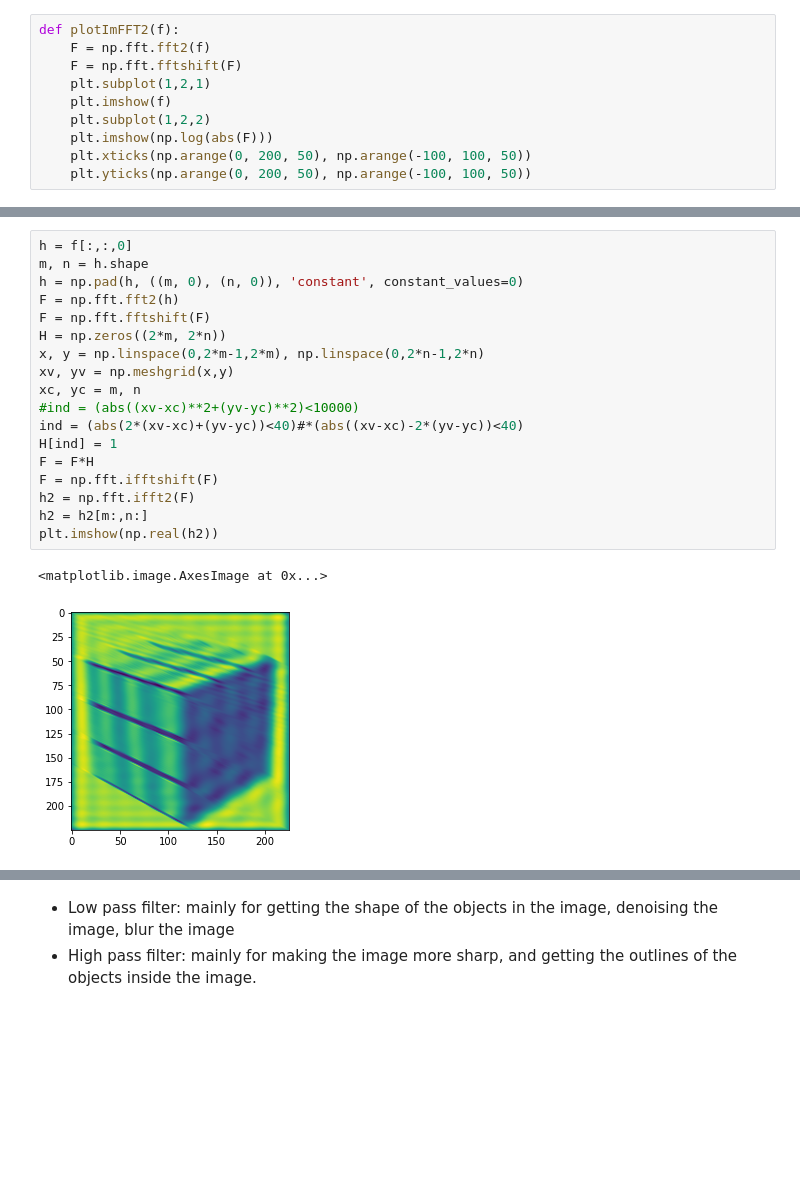
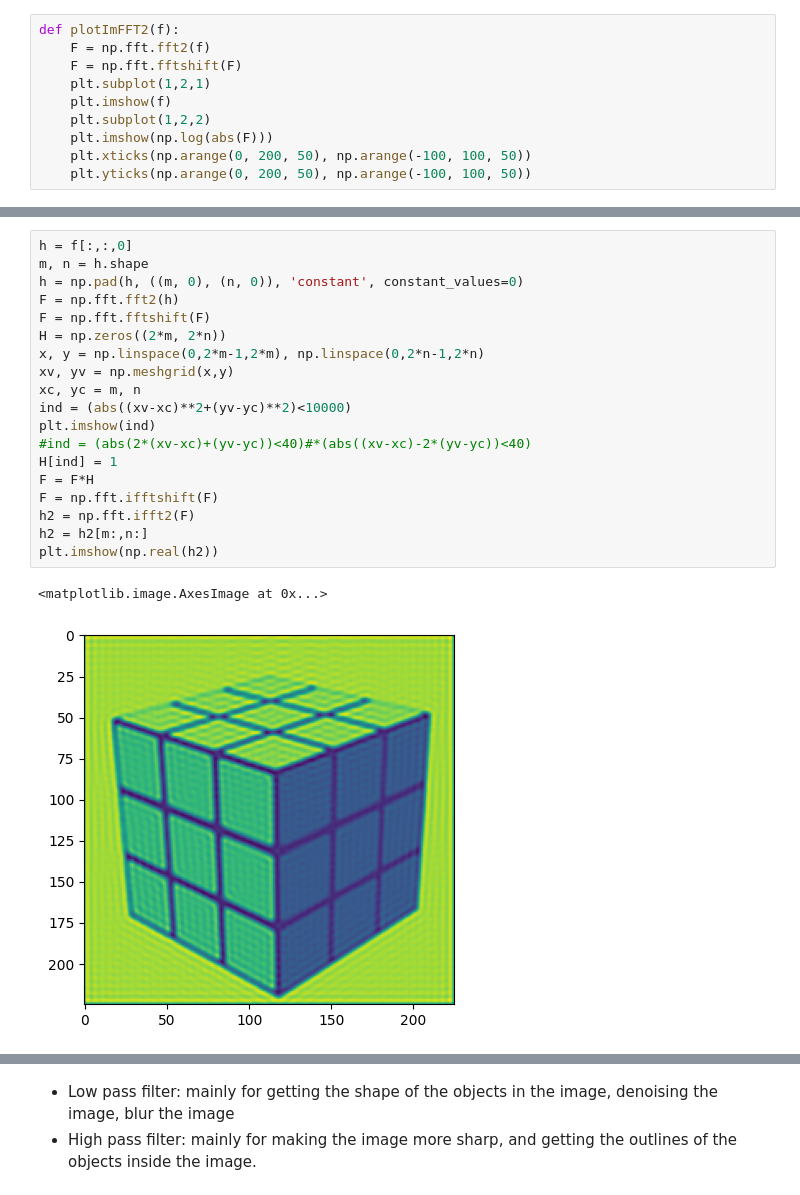
Before and after one commit to huiprobable/MATH473F22CSULB, a Jupyter notebook: Lectures/Lec12_FFTConvolution.ipynb, the cells around one changed output, grey strips where cells are left out. Drawn from its saved outputs; the diff is of its cells as text; blank space fills up the shorter version.

```diff
--- a/Lectures/Lec12_FFTConvolution.ipynb
+++ b/Lectures/Lec12_FFTConvolution.ipynb
@@ -67,21 +67,22 @@ plotImFFT2(f[:,:,0])
 # %%
 h = f[:,:,0]
 m, n = h.shape
 h = np.pad(h, ((m, 0), (n, 0)), 'constant', constant_values=0)
 F = np.fft.fft2(h)
 F = np.fft.fftshift(F)
 H = np.zeros((2*m, 2*n))
 x, y = np.linspace(0,2*m-1,2*m), np.linspace(0,2*n-1,2*n)
 xv, yv = np.meshgrid(x,y)
 xc, yc = m, n
-#ind = (abs((xv-xc)**2+(yv-yc)**2)<10000)
-ind = (abs(2*(xv-xc)+(yv-yc))<40)#*(abs((xv-xc)-2*(yv-yc))<40)
+ind = (abs((xv-xc)**2+(yv-yc)**2)<10000)
+plt.imshow(ind)
+#ind = (abs(2*(xv-xc)+(yv-yc))<40)#*(abs((xv-xc)-2*(yv-yc))<40)
 H[ind] = 1
 F = F*H
 F = np.fft.ifftshift(F)
 h2 = np.fft.ifft2(F)
 h2 = h2[m:,n:]
 plt.imshow(np.real(h2))
 # %% [output]
 <matplotlib.image.AxesImage at 0x...>
-[figure, old version]
+[figure, new version]
```
Also changed, not shown: parts of 18 cells of this notebook.
